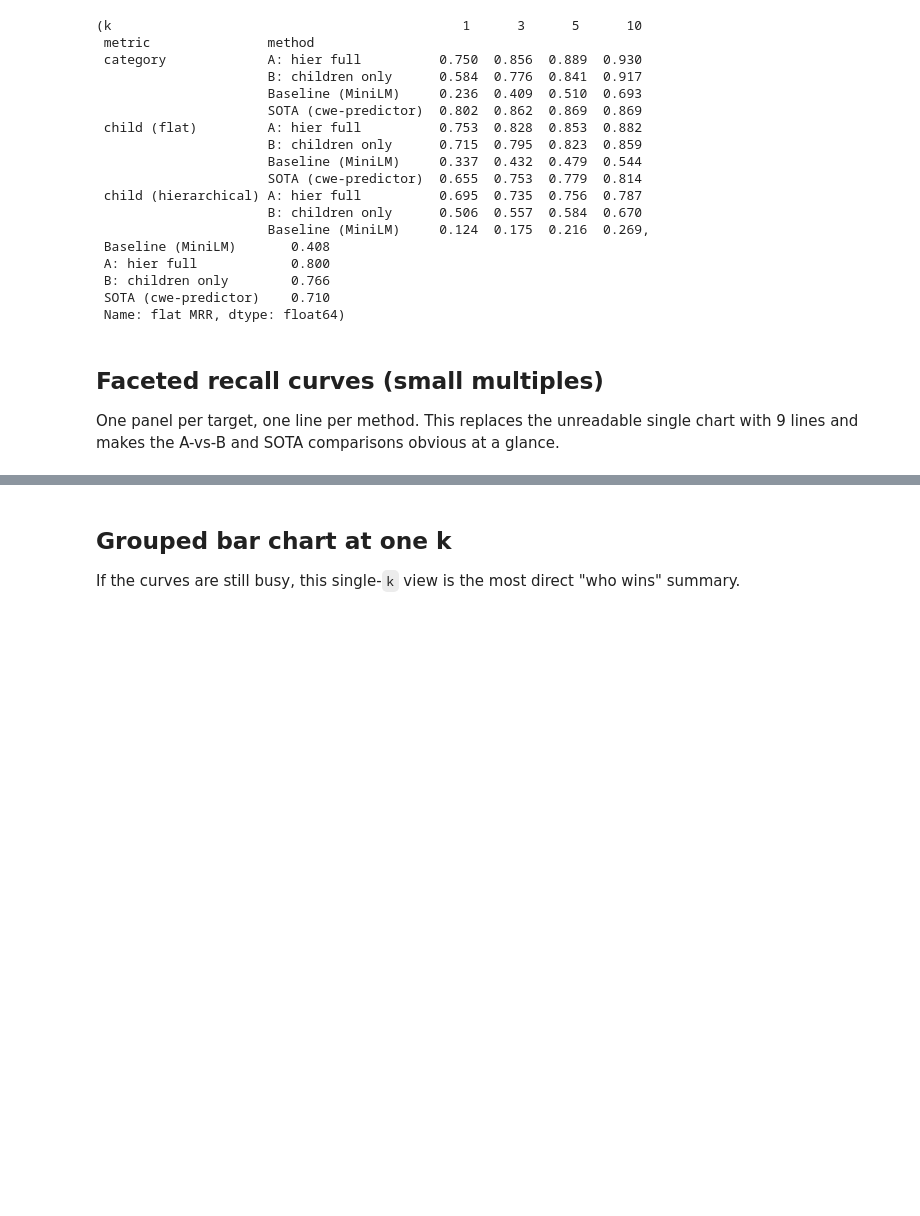
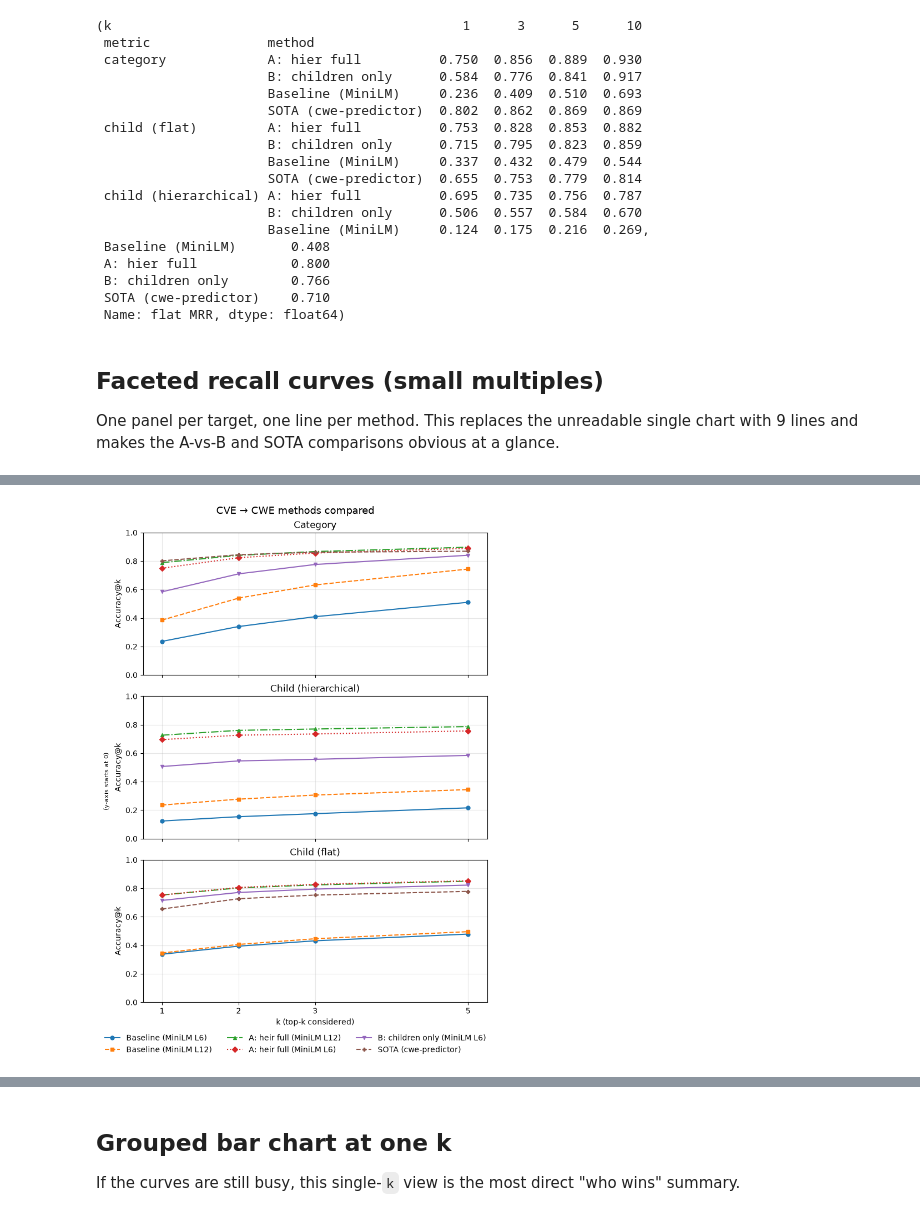
Before and after one commit to regularpooria/CWE_CVE_Mapping, a Jupyter notebook: experiments/model_comparison.ipynb, the cells around one changed output, grey strips where cells are left out. Drawn from its saved outputs; the diff is of its cells as text; code cells hidden in the pictures; blank space fills up the shorter version.

```diff
--- a/experiments/model_comparison.ipynb
+++ b/experiments/model_comparison.ipynb
@@ -61,6 +62,7 @@ from sentence_transformers import SentenceTransformer
 from sentence_transformers.util import cos_sim
 from tqdm import tqdm
 from transformers import AutoModelForSequenceClassification, AutoTokenizer
+from huggingface_hub import hf_hub_download
 
 # == KAGGLE/COLAB ==
 # !git clone https://github.com/regularpooria/CWE_CVE_Mapping
@@ -71,6 +73,7 @@ BASE_DIR = "../"
 
 HF_CVE_REPO_ID = "regularpooria/NVD_CVE_699_Dataset"  # pushed by dataset/push_nvd_to_huggingface.ipynb
 SOTA_MODEL_ID = "mulliken/cwe-predictor"              # state-of-the-art flat classifier
+SOTA_MODEL_ID_2 = "xamxte/cwe-classifier-roberta-base"  # second SOTA: fine-tuned RoBERTa (flat only)
 
 KS = [1, 2, 3, 5, 10]
 BEAM = 3  # categories visited by the hierarchical search
@@ -81,8 +84,9 @@ SAMPLE_SIZE = None
 # Sentence-transformer methods to compare. The baseline is the stock model;
 # the two fine-tuned checkpoints live in `merged_*`.
 ST_METHODS = {
-    "Baseline (MiniLM)": "sentence-transformers/all-MiniLM-L6-v2",
-    "A: hier full": "./merged_A_hier_full",
-    "B: children only": "./merged_B_children_only",
+    "Baseline (MiniLM L6)": "sentence-transformers/all-MiniLM-L6-v2",
+    "Baseline (MiniLM L12)": "sentence-transformers/all-MiniLM-L12-v2",
+    "A (HiCWE L6)": "regularpooria/HiCWE-MiniLM-L6",
+    "B (HiCWE L12)": "regularpooria/HiCWE-MiniLM-L12",
 }
 # %% [output]
@@ -302,9 +331,9 @@ def evaluate_st_model(label, model_path):
     flat_ranked = flat_scores.argsort(dim=1, descending=True).tolist()
     top_children_flat = [[child_ids[i] for i in row] for row in flat_ranked]
 
-    del model, child_embeddings, category_embeddings, cve_embeddings, category_scores, flat_scores
-    if torch.cuda.is_available():
-        torch.cuda.empty_cache()
+    del child_embeddings, category_embeddings, cve_embeddings, category_scores, flat_scores
+    unload_model(model)
+    del model
 
     truths_cat = CVE["true_categories"]
     truths_child = CVE["true_children"]
@@ -495,0 +516,58 @@ plt.show()
+# %%
+import matplotlib.pyplot as plt
+
+METRIC_ORDER = ["category", "child (hierarchical)", "child (flat)"]
+METRIC_TITLES = {
+    "category": "Category",
+    "child (hierarchical)": "Child (hierarchical)",
+    "child (flat)": "Child (flat)",
+}
+
+MARKERS = ["o", "s", "^", "D", "v", "P", "X", "*"]
+STYLES  = ["-", "--", "-.", ":"]
+
+# keep only the k values we want to show
+plot_df = results_df[results_df["k"].isin(KS)]
+
+# zoom the y-range to the data that's actually plotted
+lo = plot_df["recall"].min()
+ymin = max(0, (int(lo * 10) - 1) / 10)
+
+fig, axes = plt.subplots(
+    3, 1, figsize=(7, 10), sharex=True, sharey=True, layout="constrained"
+)
+
+for ax, metric in zip(axes, METRIC_ORDER):
+    sub = plot_df[plot_df["metric"] == metric]
+    for i, method in enumerate(METHOD_ORDER):
+        g = sub[sub["method"] == method].sort_values("k")
+        if g.empty:
+            continue
+        ax.plot(
+            g["k"], g["recall"],
+            marker=MARKERS[i % len(MARKERS)],
+            linestyle=STYLES[i % len(STYLES)],
+            markersize=5, linewidth=1.5, label=method,
+        )
+    ax.set_title(METRIC_TITLES[metric])
+    ax.set_xticks(KS)
+    ax.set_xlim(min(KS) - 0.25, max(KS) + 0.25)
+    ax.set_ylim(ymin, 1.0)
+    ax.set_ylabel("Accuracy@k")
+    ax.grid(alpha=0.3)
+
+axes[-1].set_xlabel("k (top-k considered)")   # only the bottom panel needs it
+fig.supylabel(f"(y-axis starts at {ymin:g})", fontsize=8)
+
+handles, labels = axes[0].get_legend_handles_labels()
+fig.legend(
+    handles, labels,
+    loc="outside lower center",   # wraps into rows below the panels
+    ncol=3,                       # entries per row; lower it for a thinner legend
+    frameon=False,
+)
+fig.suptitle("CVE → CWE methods compared", fontsize=13)
+
+plt.show()
+# %% [output]
+[figure, added]
```
Also changed, not shown: parts of 12 cells of this notebook, 6 other files.
